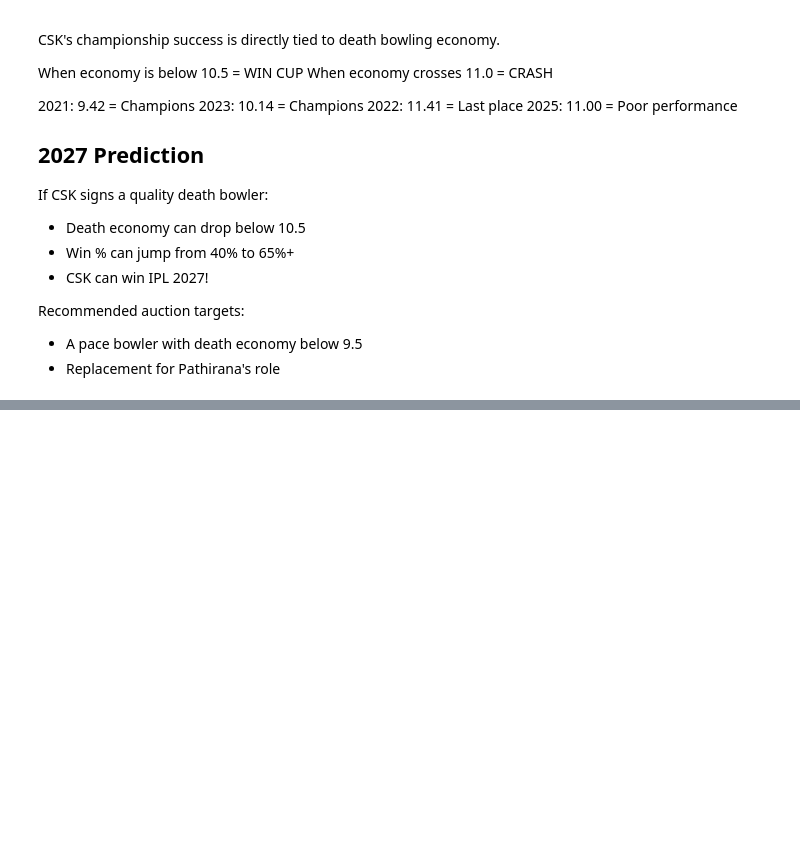
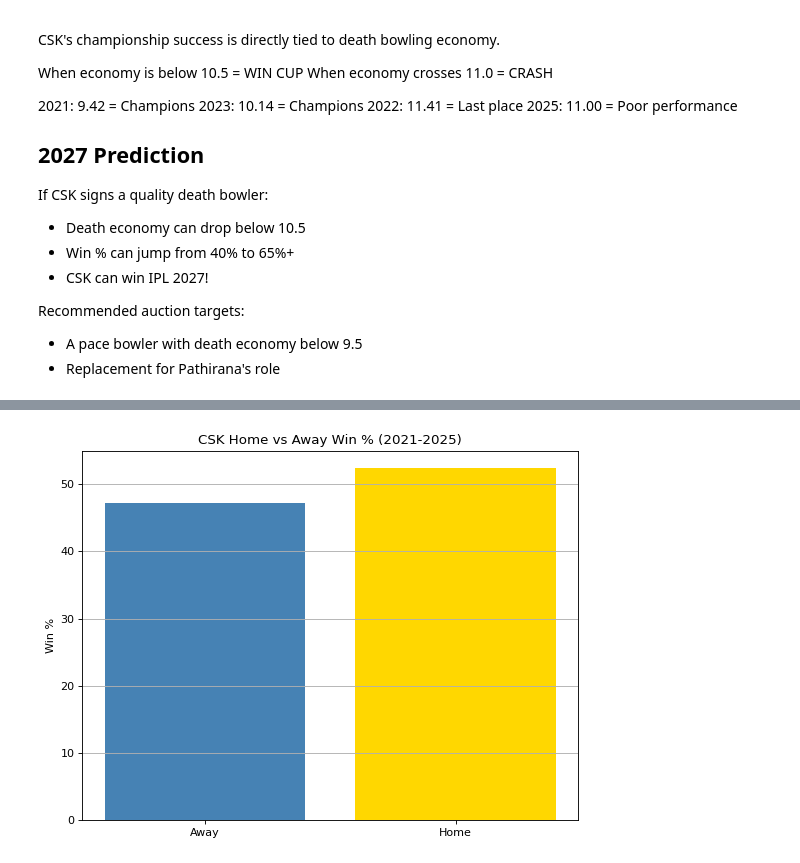
Before and after one commit to devikarnambigai086-rgb/csk-ipl-analysis-2027, a Jupyter notebook: CSK_Dynasty_to_Decline_2027.ipynb, the cells around one changed output, grey strips where cells are left out. Cells and saved outputs as stored; diff of their text form; code cells hidden in the pictures; blank space fills up the shorter version.

```diff
--- a/CSK_Dynasty_to_Decline_2027.ipynb
+++ b/CSK_Dynasty_to_Decline_2027.ipynb
@@ -332,0 +371,21 @@ win the cup.
+# %%
+# @title
+csk_venue = df[
+    (df['season'].isin(['2021','2022','2023','2024','2025'])) &
+    ((df['batting_team']=='Chennai Super Kings') |
+     (df['bowling_team']=='Chennai Super Kings'))
+].drop_duplicates('match_id')
+
+csk_venue['is_home'] = csk_venue['city'] == 'Chennai'
+csk_venue['csk_won'] = csk_venue['match_won_by'] == 'Chennai Super Kings'
+
+home_win = csk_venue.groupby('is_home')['csk_won'].mean() * 100
+
+plt.figure(figsize=(8,6))
+plt.bar(['Away', 'Home'], home_win.values, color=['steelblue','gold'])
+plt.title('CSK Home vs Away Win % (2021-2025)')
+plt.ylabel('Win %')
+plt.grid(axis='y')
+plt.show()
+# %% [output]
+[figure, added]
```
Also changed, not shown: parts of 44 cells of this notebook.
